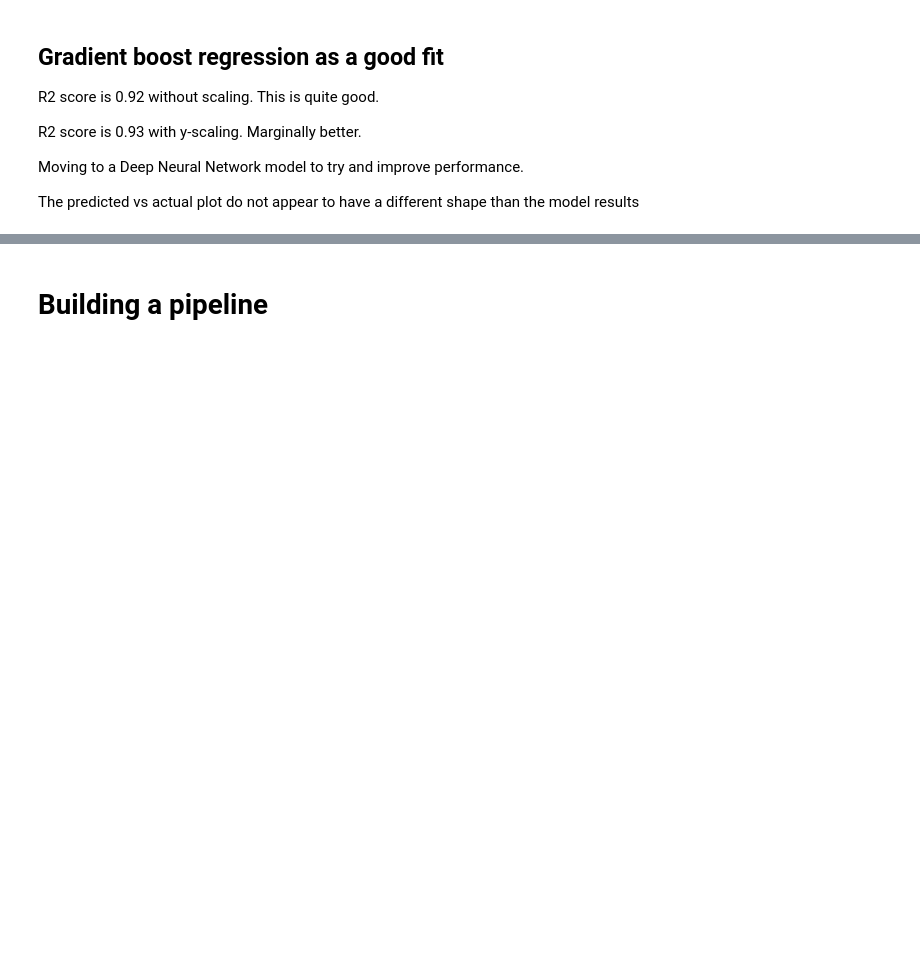
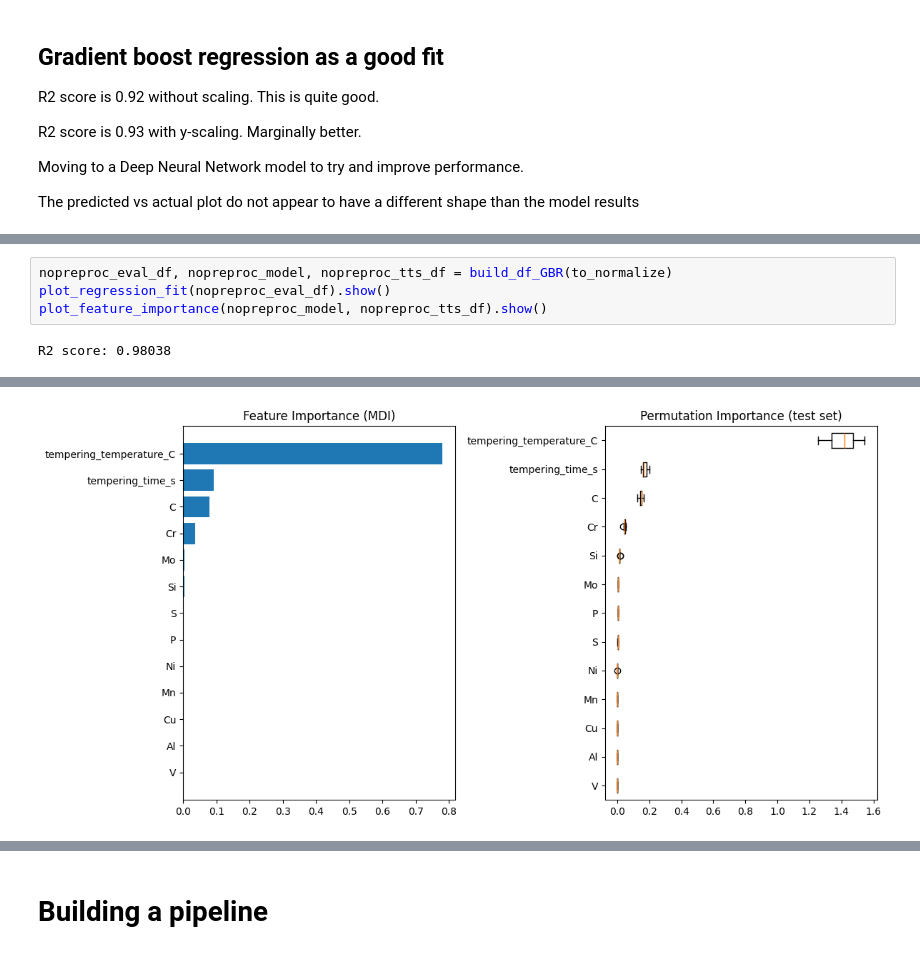
Before and after one commit to Nate-Sheibley/Mild-Steel-Tempering, a Jupyter notebook: Mild_Steel_Tempering-revised.ipynb, the cells around one changed output, grey strips where cells are left out. Drawn from its saved outputs; the diff is of its cells as text; blank space fills up the shorter version.

```diff
--- a/Mild_Steel_Tempering-revised.ipynb
+++ b/Mild_Steel_Tempering-revised.ipynb
@@ -722,0 +817,6 @@ This is a surprising result for me, as I am not a metallurgist.
+# %%
+nopreproc_eval_df, nopreproc_model, nopreproc_tts_df = build_df_GBR(to_normalize)
+plot_regression_fit(nopreproc_eval_df).show()
+plot_feature_importance(nopreproc_model, nopreproc_tts_df).show()
+# %% [output]
+R2 score: 0.98038
@@ -722,0 +824 @@ This is a surprising result for me, as I am not a metallurgist.
+[figure, added]
```
Also changed, not shown: parts of 22 cells of this notebook, 1 other file.
